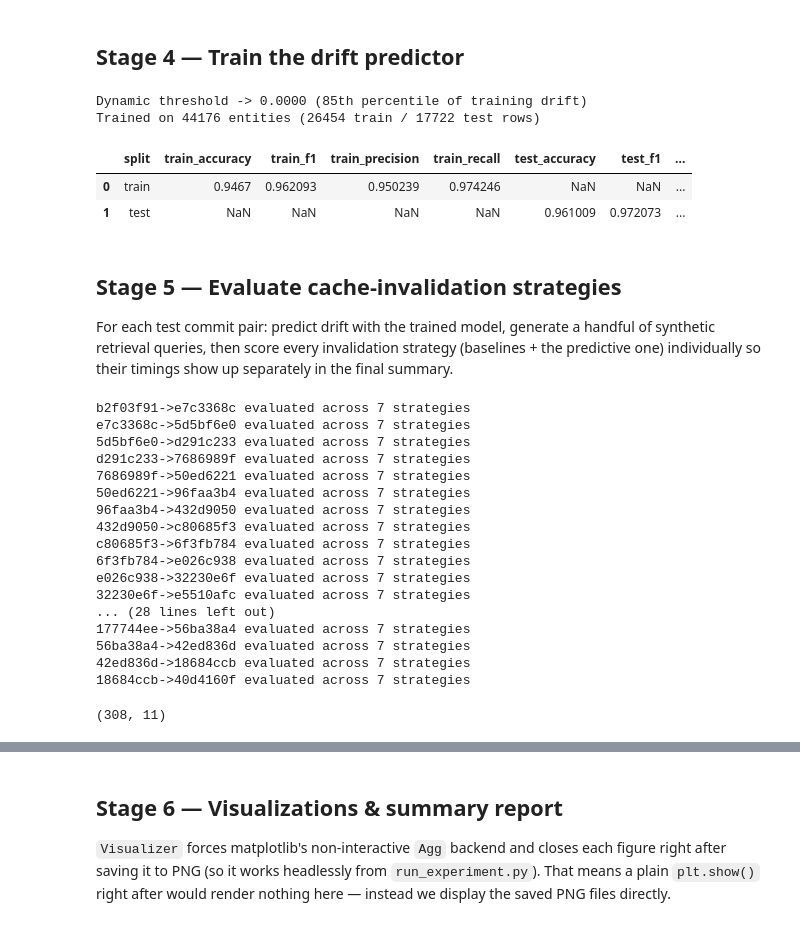
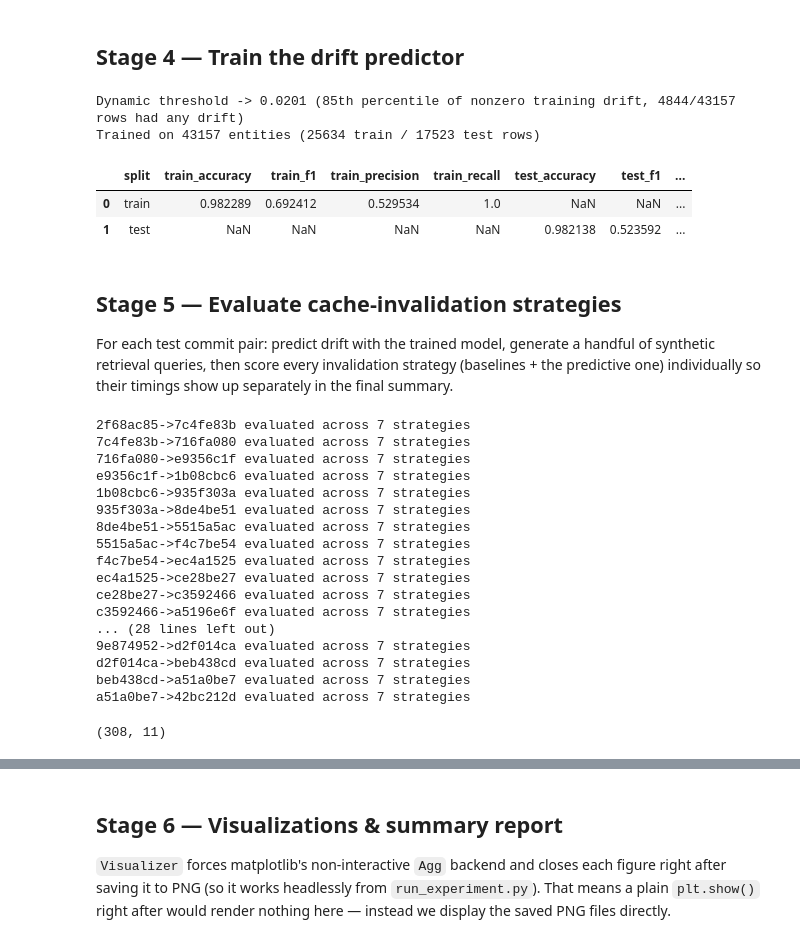
Before and after one commit to KMohnishM/predictive-semantic-cache-invalidation, a Jupyter notebook: pipeline_walkthrough.ipynb, the cells around one changed output, grey strips where cells are left out. Drawn from its saved outputs; the diff is of its cells as text; code cells hidden in the pictures.

```diff
--- a/pipeline_walkthrough.ipynb
+++ b/pipeline_walkthrough.ipynb
@@ -476,40 +476,49 @@ with timed("4_train", "combine_training_data"):
 
     assert all_features, "No training data — widen num_commits/commit_stride"
     combined_features = pd.concat(all_features, ignore_index=False)
     combined_features = combined_features[~combined_features.index.duplicated(keep="first")]
 
 threshold = CONFIG["threshold"]
 if CONFIG["threshold_mode"] == "dynamic":
+    # Most entities in any given commit pair are untouched (directly or via
+    # context) and have exactly-zero drift; including them in the percentile
+    # collapses the threshold to ~0 regardless of the percentile chosen. Take
+    # the percentile over entities that actually drifted at all instead.
     vals = [v for v in all_drifts.values() if not np.isnan(v)]
-    if vals:
-        threshold = float(np.percentile(vals, 85))
+    nonzero_vals = [v for v in vals if v > 1e-9]
+    if nonzero_vals:
+        threshold = float(np.percentile(nonzero_vals, 85))
         predictor.threshold = threshold
-        print(f"Dynamic threshold -> {threshold:.4f} (85th percentile of training drift)")
+        print(f"Dynamic threshold -> {threshold:.4f} (85th percentile of nonzero training drift, "
+              f"{len(nonzero_vals)}/{len(vals)} rows had any drift)")
+    elif vals:
+        print(f"All {len(vals)} training drift values are ~zero; "
+              f"keeping configured threshold {threshold:.4f} instead of a degenerate dynamic one")
 
 with timed("4_train", "prepare_and_split"):
     predictor.prepare_data(combined_features, all_drifts)
     X_train, X_test, y_train, y_test = train_test_split_temporal(
         combined_features, all_drifts, train_ratio=CONFIG["train_ratio"]
     )
 
 with timed("4_train", "fit"):
     train_metrics = predictor.train(X_train, y_train)
 
 with timed("4_train", "evaluate_holdout"):
     test_metrics = predictor.evaluate(X_test, y_test)
 
 with timed("4_train", "save_model"):
     model_path = results_dir / "drift_predictor.pkl"
     predictor.save(str(model_path))
 
 print(f"Trained on {len(combined_features)} entities ({len(X_train)} train / {len(X_test)} test rows)")
 pd.DataFrame([{"split": "train", **train_metrics}, {"split": "test", **test_metrics}])
 # %% [output]
-Dynamic threshold -> 0.0000 (85th percentile of training drift)
-Trained on 44176 entities (26454 train / 17722 test rows)
+Dynamic threshold -> 0.0201 (85th percentile of nonzero training drift, 4844/43157 rows had any drift)
+Trained on 43157 entities (25634 train / 17523 test rows)
 |  | split | train_accuracy | train_f1 | train_precision | train_recall | test_accuracy | test_f1 | ... |
-| 0 | train | 0.9467 | 0.962093 | 0.950239 | 0.974246 | NaN | NaN | ... |
-| 1 | test | NaN | NaN | NaN | NaN | 0.961009 | 0.972073 | ... |
+| 0 | train | 0.982289 | 0.692412 | 0.529534 | 1.0 | NaN | NaN | ... |
+| 1 | test | NaN | NaN | NaN | NaN | 0.982138 | 0.523592 | ... |
 # %% [markdown]
 ## Stage 5 — Evaluate cache-invalidation strategies
 
@@ -616,23 +625,23 @@ for i in range(1, len(test_commits)):
 strategy_df = pd.DataFrame(strategy_rows)
 strategy_df.shape
 # %% [output]
-b2f03f91->e7c3368c evaluated across 7 strategies
-e7c3368c->5d5bf6e0 evaluated across 7 strategies
-5d5bf6e0->d291c233 evaluated across 7 strategies
-d291c233->7686989f evaluated across 7 strategies
-7686989f->50ed6221 evaluated across 7 strategies
-50ed6221->96faa3b4 evaluated across 7 strategies
-96faa3b4->432d9050 evaluated across 7 strategies
-432d9050->c80685f3 evaluated across 7 strategies
-c80685f3->6f3fb784 evaluated across 7 strategies
-6f3fb784->e026c938 evaluated across 7 strategies
-e026c938->32230e6f evaluated across 7 strategies
-32230e6f->e5510afc evaluated across 7 strategies
+2f68ac85->7c4fe83b evaluated across 7 strategies
+7c4fe83b->716fa080 evaluated across 7 strategies
+716fa080->e9356c1f evaluated across 7 strategies
+e9356c1f->1b08cbc6 evaluated across 7 strategies
+1b08cbc6->935f303a evaluated across 7 strategies
+935f303a->8de4be51 evaluated across 7 strategies
+8de4be51->5515a5ac evaluated across 7 strategies
+5515a5ac->f4c7be54 evaluated across 7 strategies
+f4c7be54->ec4a1525 evaluated across 7 strategies
+ec4a1525->ce28be27 evaluated across 7 strategies
+ce28be27->c3592466 evaluated across 7 strategies
+c3592466->a5196e6f evaluated across 7 strategies
 ... (28 lines left out)
-177744ee->56ba38a4 evaluated across 7 strategies
-56ba38a4->42ed836d evaluated across 7 strategies
-42ed836d->18684ccb evaluated across 7 strategies
-18684ccb->40d4160f evaluated across 7 strategies
+9e874952->d2f014ca evaluated across 7 strategies
+d2f014ca->beb438cd evaluated across 7 strategies
+beb438cd->a51a0be7 evaluated across 7 strategies
+a51a0be7->42bc212d evaluated across 7 strategies
 (308, 11)
 # %%
 metric_cols = [*RECALL_COLS, "mrr", "ndcg_at_10", "rank_correlation",
```
Also changed, not shown: parts of 11 cells of this notebook, 2 other files.
